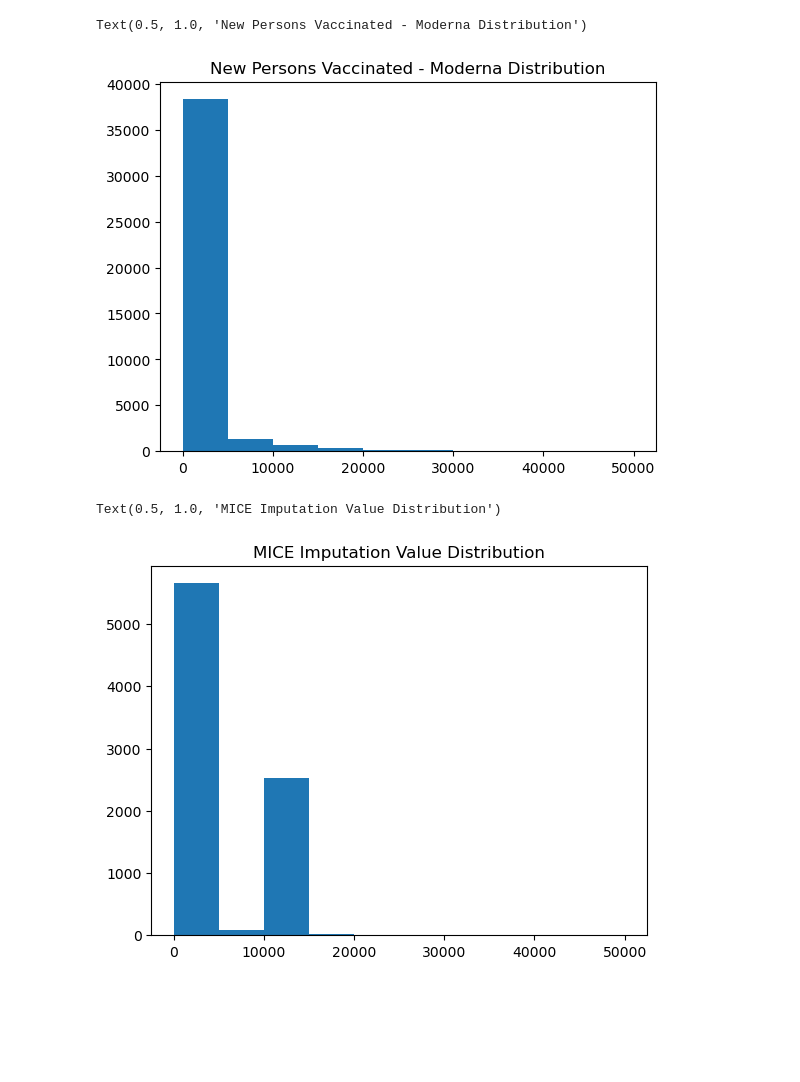
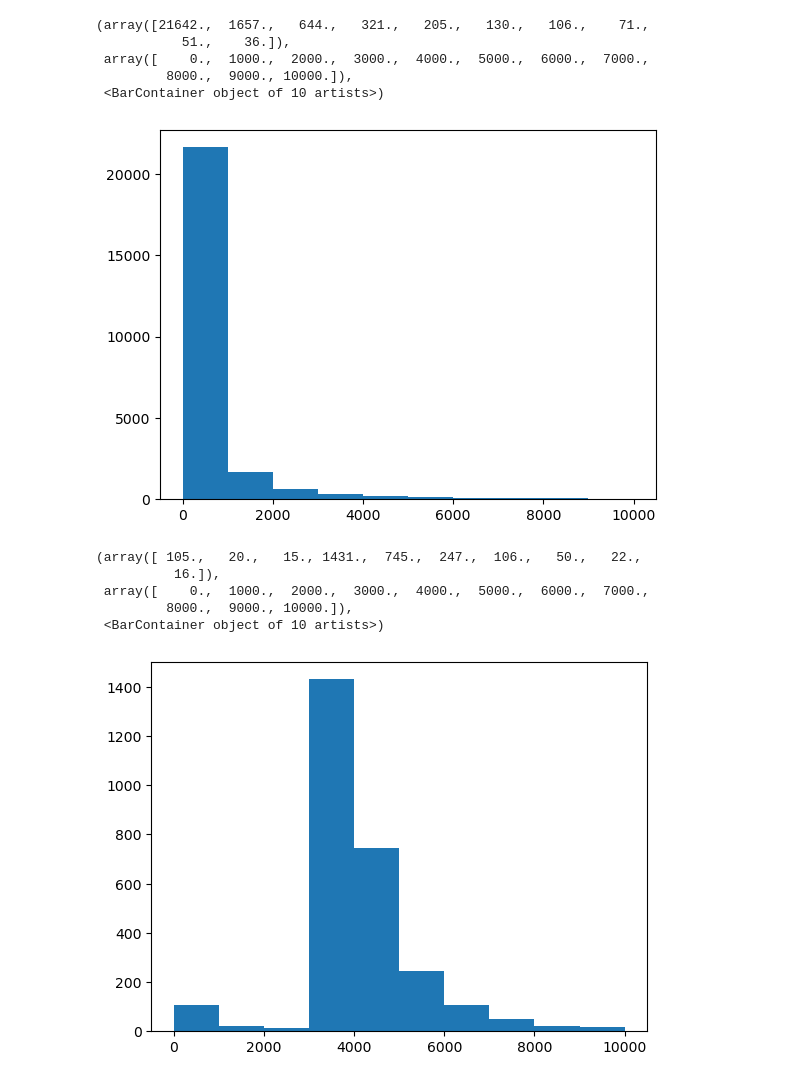
Before and after one commit to benmagevney/Stat390-Project, a Jupyter notebook: data_preparation/build_multivariate_data.ipynb, the cells around one changed output. Saved outputs shown, nothing was run; the diff lists cells and outputs as text; code cells hidden in the pictures; blank space fills up the shorter version.

```diff
--- a/data_preparation/build_multivariate_data.ipynb
+++ b/data_preparation/build_multivariate_data.ipynb
@@ -83,13 +73,19 @@ imputed_datanum1.shape
 # %%
-plt.hist(data_all.new_persons_fully_vaccinated_moderna, range = (0, 50000))
-plt.title('New Persons Vaccinated - Moderna Distribution')
+plt.hist(data_all.new_persons_fully_vaccinated_janssen, range = (0, 10000))
 # %% [output]
-Text(0.5, 1.0, 'New Persons Vaccinated - Moderna Distribution')
+(array([21642.,  1657.,   644.,   321.,   205.,   130.,   106.,    71.,
+           51.,    36.]),
+ array([    0.,  1000.,  2000.,  3000.,  4000.,  5000.,  6000.,  7000.,
+         8000.,  9000., 10000.]),
+ <BarContainer object of 10 artists>)
-[figure, old version]
+[figure, new version]
 # %%
-plt.hist(imputed_datanum1[data_all.isna().any(axis = 1)].new_persons_fully_vaccinated_moderna, range = (0, 50000))
-plt.title('MICE Imputation Value Distribution')
+plt.hist(imputed_datanum[data_all.isna().any(axis = 1)].new_persons_fully_vaccinated_janssen, range = (0, 10000))
 # %% [output]
-Text(0.5, 1.0, 'MICE Imputation Value Distribution')
+(array([ 105.,   20.,   15., 1431.,  745.,  247.,  106.,   50.,   22.,
+          16.]),
+ array([    0.,  1000.,  2000.,  3000.,  4000.,  5000.,  6000.,  7000.,
+         8000.,  9000., 10000.]),
+ <BarContainer object of 10 artists>)
-[figure, old version]
+[figure, new version]
 # %%
```
Also changed, not shown: parts of 17 cells of this notebook, 3 other files.
